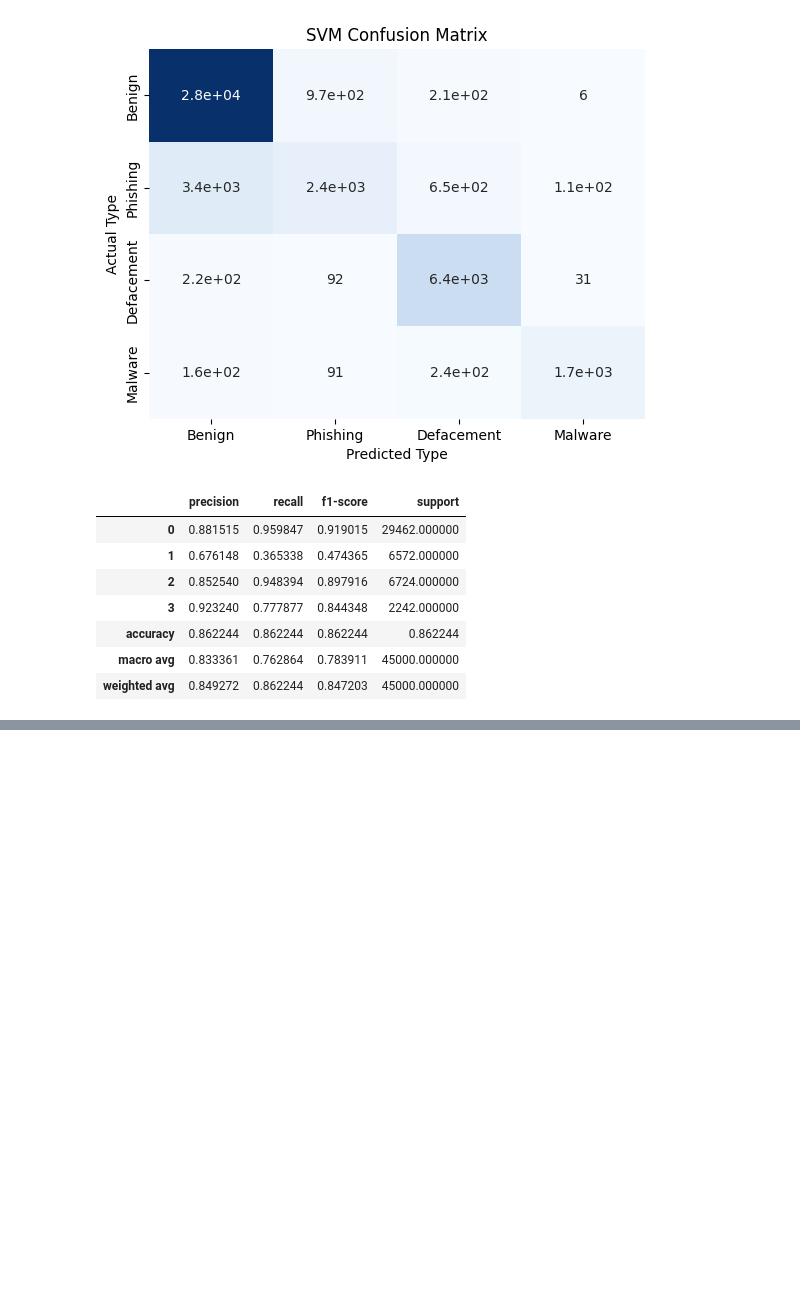
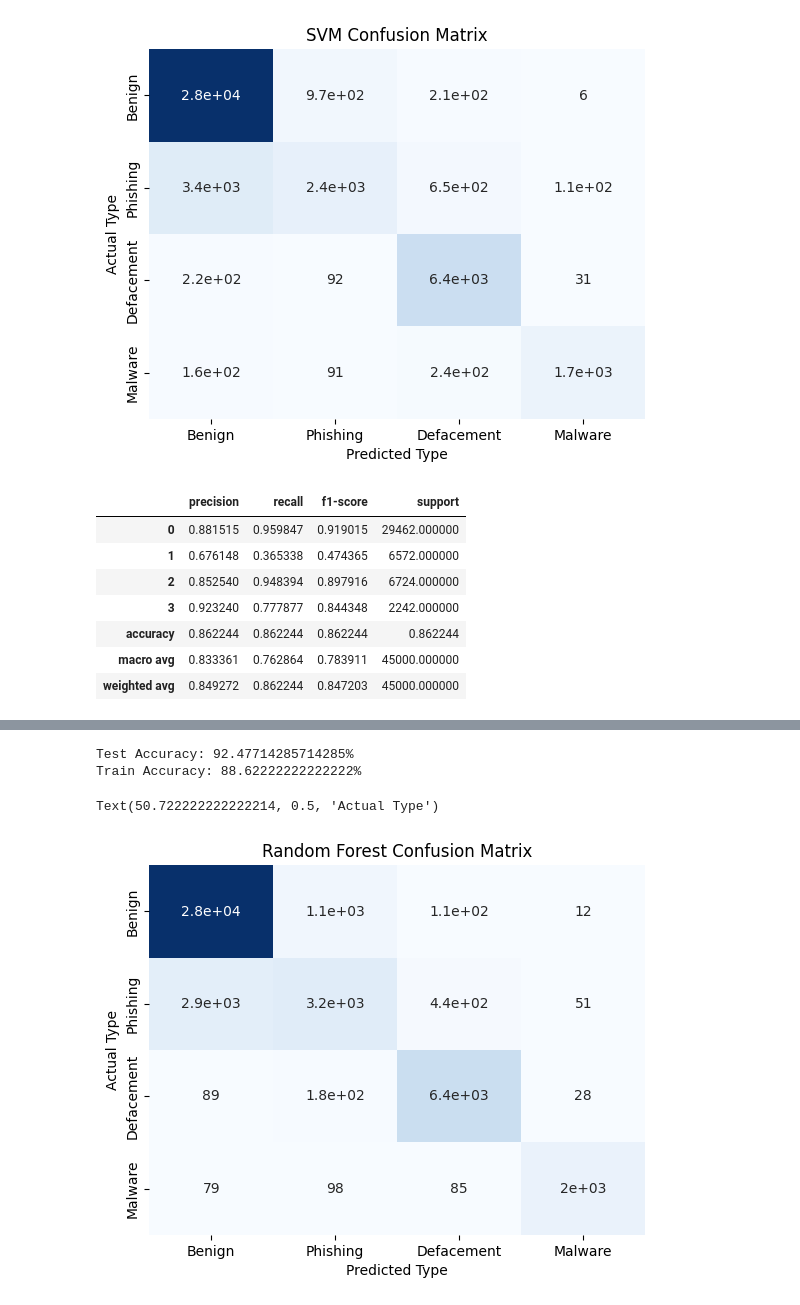
Before and after one commit to jfantab/lexical_analysis_urls, a Jupyter notebook: alao_vector_analysis.ipynb, the cells around one changed output, grey strips where cells are left out. Saved outputs shown, nothing was run; the diff lists cells and outputs as text; code cells hidden in the pictures; blank space fills up the shorter version.

Commit message:
more models, abstract, results, methods

```diff
--- a/alao_vector_analysis.ipynb
+++ b/alao_vector_analysis.ipynb
@@ -330,13 +347,20 @@ X_train, X_test, y_train, y_test = train_test_split(X, y, test_size=0.3, random_
 # %%
-# Prepare Model and Train it
-SVM_Model = SVC(gamma="auto")
-SVM_Model.fit(X_train, y_train)
+if not loaded_svm_model:
+    # Prepare Model and Train it
+    SVM_Model = SVC(gamma="auto")
+    SVM_Model.fit(X_train, y_train)
 
-# Predict for train set
-y_train_pred = SVM_Model.predict(X_train)
+    # Predict for train set
+    y_train_pred = SVM_Model.predict(X_train)
 
-# Predict for test set
-y_pred = SVM_Model.predict(X_test)
+    # Predict for test set
+    y_pred = SVM_Model.predict(X_test)
+else:
+    # Predict for train set
+    y_train_pred = loaded_svm_model.predict(X_train)
+
+    # Predict for test set
+    y_pred = loaded_svm_model.predict(X_test)
 
 # Compute test accuracy
 test_accuracy = accuracy_score(y_test, y_pred)
@@ -452,0 +484,22 @@ rates.head()
+# %%
+loaded_clf = None if not os.path.exists("clf_model_trained.pkl") else pickle.load(open("clf_model_trained.pkl", "rb"))
+# %%
+if not loaded_clf:
+    clf = RandomForestClassifier(random_state=53)
+    clf.fit(X_train, y_train)
+
+    clf_y_train_pred = clf.predict(X_train)
+    clf_y_pred = clf.predict(X_test)
+
+else:
+    clf_y_train_pred = loaded_clf.predict(X_train)
+    clf_y_pred = loaded_clf.clf.predict(X_test)
+# %%
+clf_train_accuracy = accuracy_score(y_test, clf_y_pred)
+clf_test_accuracy = accuracy_score(y_train, clf_y_train_pred)
+
+print(f"Test Accuracy: {clf_test_accuracy * 100}%")
+print(f"Train Accuracy: {clf_train_accuracy * 100}%")
+# %% [output]
+Test Accuracy: 92.47714285714285%
+Train Accuracy: 88.62222222222222%
@@ -452,0 +510,12 @@ rates.head()
+# %%
+cm_clf = confusion_matrix(y_test, clf_y_pred)
+# %%
+sns.heatmap(cm_clf, cmap="Blues", cbar=False, annot=True)
+plt.xticks(np.arange(4) + 0.5, ["Benign", "Phishing", "Defacement", "Malware"])
+plt.yticks(np.arange(4) + 0.5, ["Benign", "Phishing", "Defacement", "Malware"])
+plt.title("Random Forest Confusion Matrix")
+plt.xlabel("Predicted Type")
+plt.ylabel("Actual Type")
+# %% [output]
+Text(50.722222222222214, 0.5, 'Actual Type')
+[figure, added]
```
Also changed, not shown: parts of 28 cells of this notebook, 1 other file.
